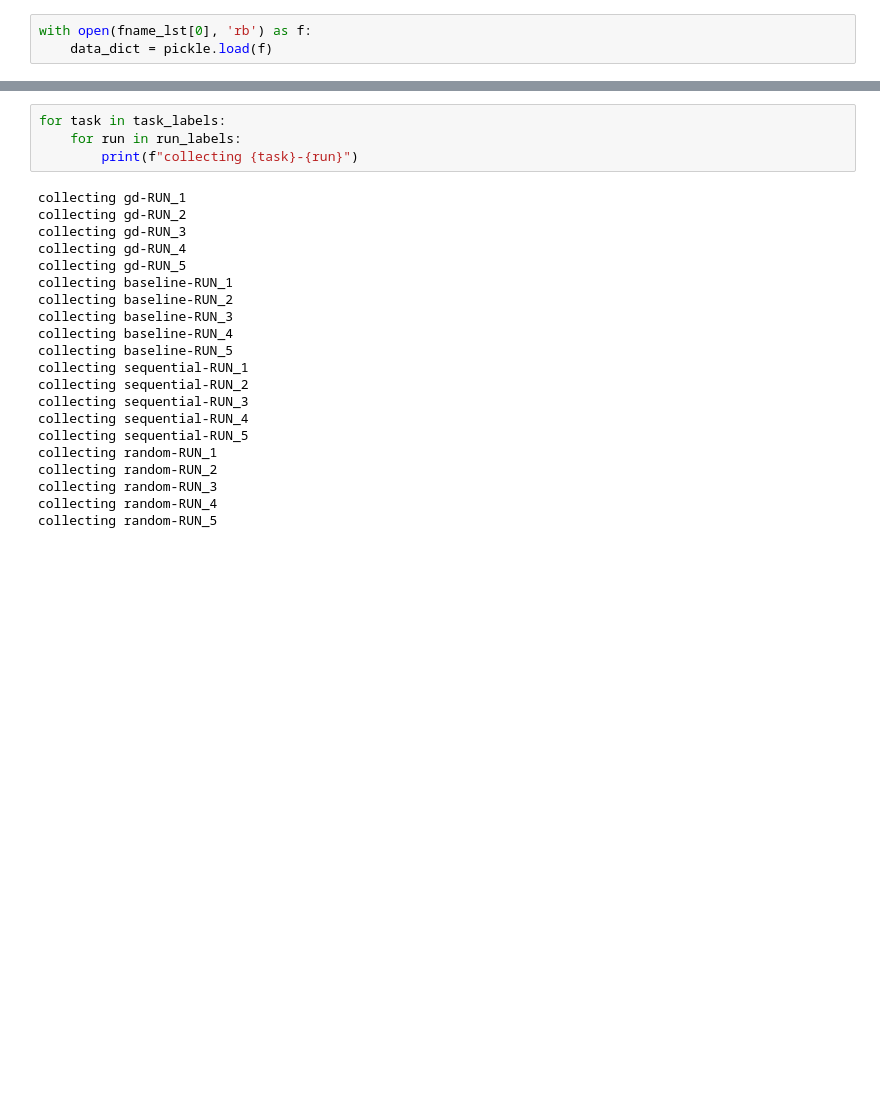
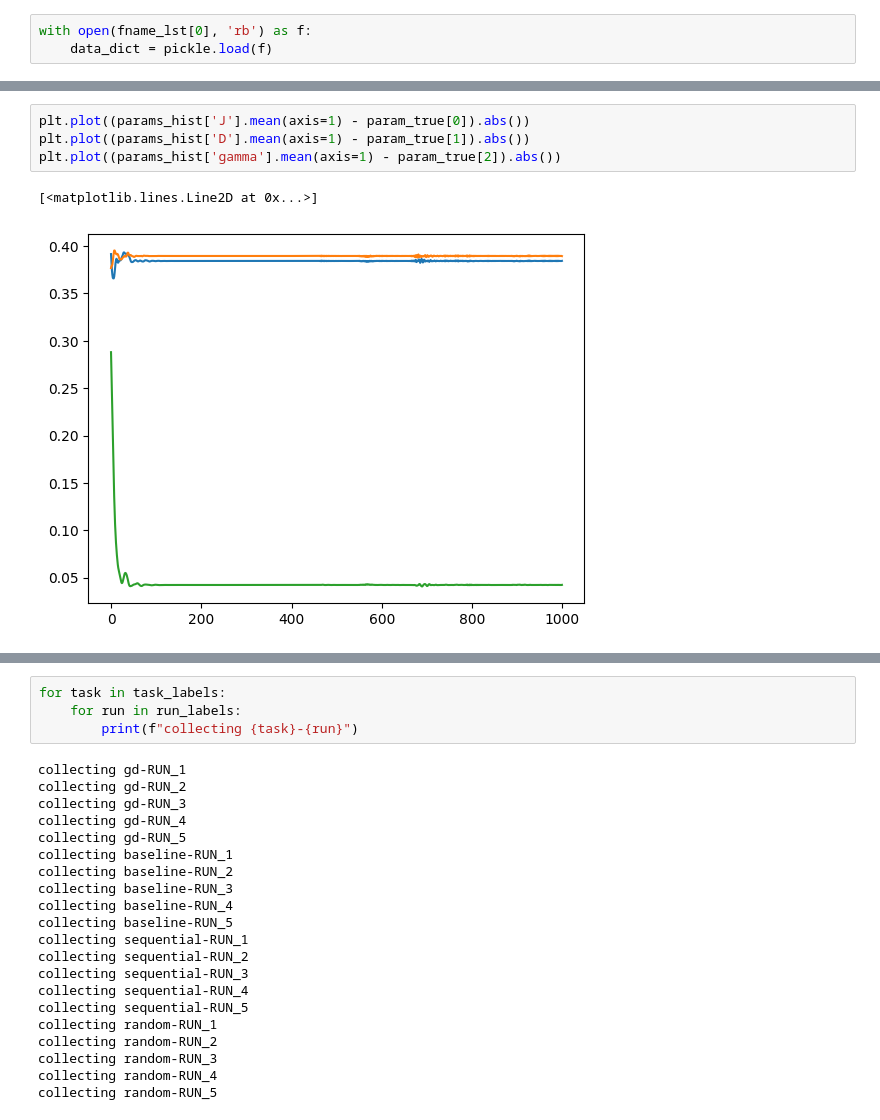
Before and after one commit to zhantaochen/ML-XPFS_Steering, a Jupyter notebook: benchmarks_postproc_offline.ipynb, the cells around one changed output, grey strips where cells are left out. Cells and saved outputs as stored; diff of their text form; blank space fills up the shorter version.

```diff
--- a/benchmarks_postproc_offline.ipynb
+++ b/benchmarks_postproc_offline.ipynb
@@ -149,0 +181,7 @@ TypeError: scatter() missing 1 required positional argument: 'y'
+# %%
+plt.plot((params_hist['J'].mean(axis=1) - param_true[0]).abs())
+plt.plot((params_hist['D'].mean(axis=1) - param_true[1]).abs())
+plt.plot((params_hist['gamma'].mean(axis=1) - param_true[2]).abs())
+# %% [output]
+[<matplotlib.lines.Line2D at 0x...>]
+[figure, added]
```
Also changed, not shown: parts of 12 cells of this notebook, 21 other files.
